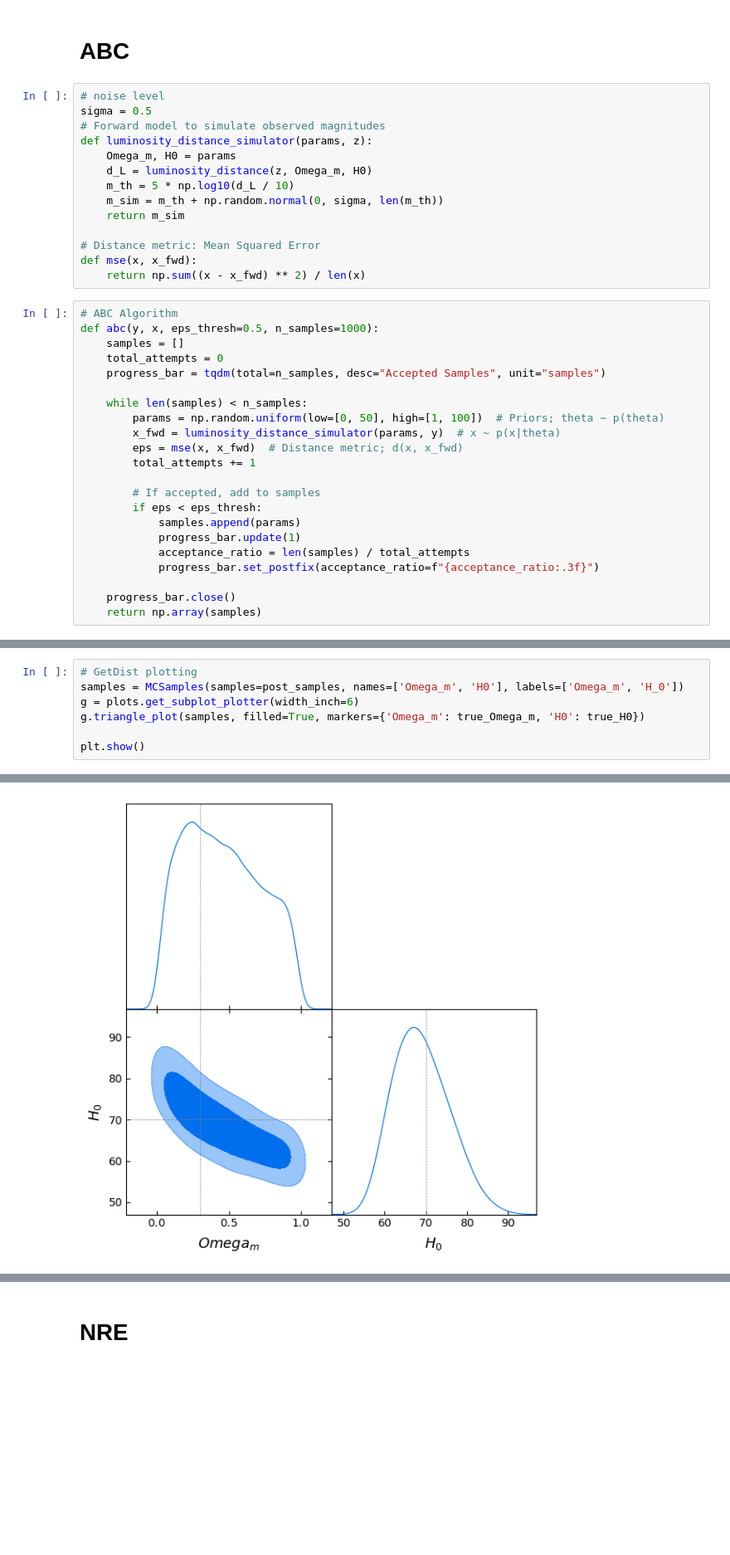
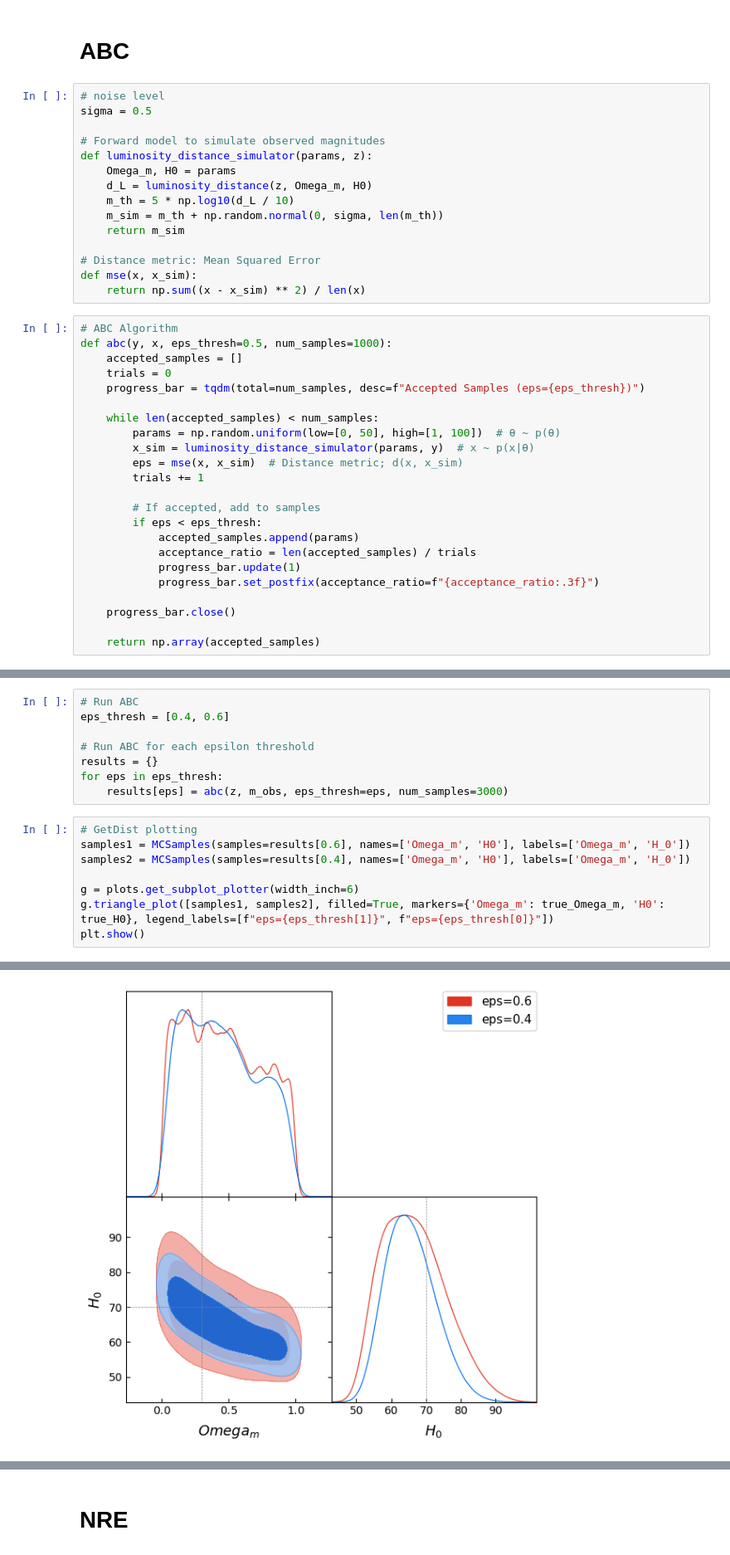
Before and after one commit to astrostatistics-in-crete/2024_summer_school, a Jupyter notebook: 13_SBI/SBI_answerkey.ipynb, the cells around one changed output, grey strips where cells are left out. Shown: that part at 83% size. Drawn from its saved outputs; the diff is of its cells as text; blank space fills up the shorter version.

```diff
--- a/13_SBI/SBI_answerkey.ipynb
+++ b/13_SBI/SBI_answerkey.ipynb
@@ -304,6 +152,7 @@ WARNING:root:fine_bins_2D not large enough for optimal density: Omega_m, H0
 # %%
 # noise level
 sigma = 0.5
+
 # Forward model to simulate observed magnitudes
 def luminosity_distance_simulator(params, z):
     Omega_m, H0 = params
@@ -313,27 +162,28 @@ def luminosity_distance_simulator(params, z):
     return m_sim
 
 # Distance metric: Mean Squared Error
-def mse(x, x_fwd):
-    return np.sum((x - x_fwd) ** 2) / len(x)
+def mse(x, x_sim):
+    return np.sum((x - x_sim) ** 2) / len(x)
 # %%
 # ABC Algorithm
-def abc(y, x, eps_thresh=0.5, n_samples=1000):
-    samples = []
-    total_attempts = 0
-    progress_bar = tqdm(total=n_samples, desc="Accepted Samples", unit="samples")
+def abc(y, x, eps_thresh=0.5, num_samples=1000):
+    accepted_samples = []
+    trials = 0
+    progress_bar = tqdm(total=num_samples, desc=f"Accepted Samples (eps={eps_thresh})")
 
-    while len(samples) < n_samples:
-        params = np.random.uniform(low=[0, 50], high=[1, 100])  # Priors; theta ~ p(theta)
-        x_fwd = luminosity_distance_simulator(params, y)  # x ~ p(x|theta)
-        eps = mse(x, x_fwd)  # Distance metric; d(x, x_fwd)
-        total_attempts += 1
+    while len(accepted_samples) < num_samples:
+        params = np.random.uniform(low=[0, 50], high=[1, 100])  # θ ~ p(θ)
+        x_sim = luminosity_distance_simulator(params, y)  # x ~ p(x|θ)
+        eps = mse(x, x_sim)  # Distance metric; d(x, x_sim)
+        trials += 1
 
         # If accepted, add to samples
         if eps < eps_thresh:
-            samples.append(params)
+            accepted_samples.append(params)
+            acceptance_ratio = len(accepted_samples) / trials
             progress_bar.update(1)
-            acceptance_ratio = len(samples) / total_attempts
             progress_bar.set_postfix(acceptance_ratio=f"{acceptance_ratio:.3f}")
 
     progress_bar.close()
-    return np.array(samples)
+
+    return np.array(accepted_samples)
@@ -345,9 +190,18 @@ post_samples = abc(z, m_obs, eps_thresh=eps_thresh, n_samples=n_samples)
+# %%
+# Run ABC
+eps_thresh = [0.4, 0.6]
+
+# Run ABC for each epsilon threshold
+results = {}
+for eps in eps_thresh:
+    results[eps] = abc(z, m_obs, eps_thresh=eps, num_samples=3000)
 # %%
 # GetDist plotting
-samples = MCSamples(samples=post_samples, names=['Omega_m', 'H0'], labels=['Omega_m', 'H_0'])
+samples1 = MCSamples(samples=results[0.6], names=['Omega_m', 'H0'], labels=['Omega_m', 'H_0'])
+samples2 = MCSamples(samples=results[0.4], names=['Omega_m', 'H0'], labels=['Omega_m', 'H_0'])
+
 g = plots.get_subplot_plotter(width_inch=6)
-g.triangle_plot(samples, filled=True, markers={'Omega_m': true_Omega_m, 'H0': true_H0})
-
+g.triangle_plot([samples1, samples2], filled=True, markers={'Omega_m': true_Omega_m, 'H0': true_H0}, legend_labels=[f"eps={eps_thresh[1]}", f"eps={eps_thresh[0]}"])
 plt.show()
 # %% [output]
 Removed no burn in
@@ -354 +209 @@ Removed no burn in
-[figure, old version]
+[figure, new version]
```
Also changed, not shown: parts of 84 cells of this notebook.
